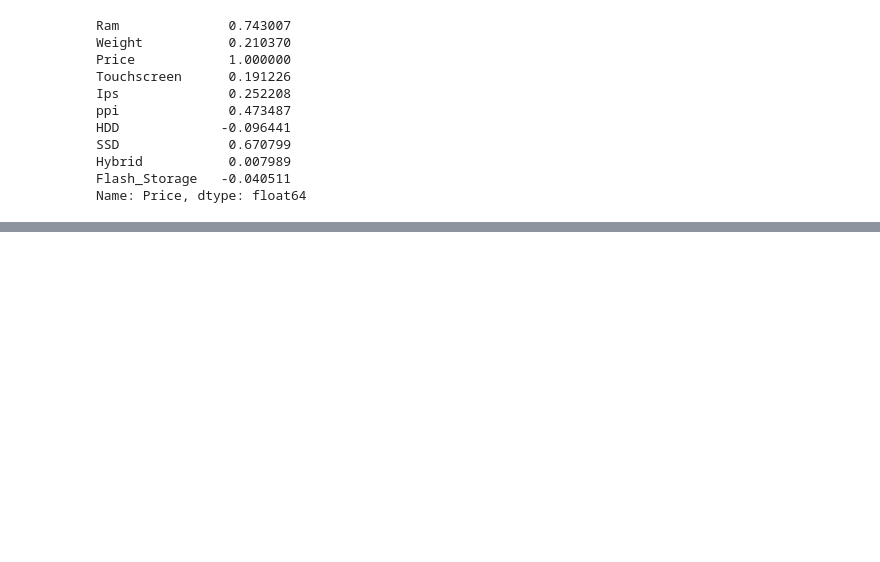
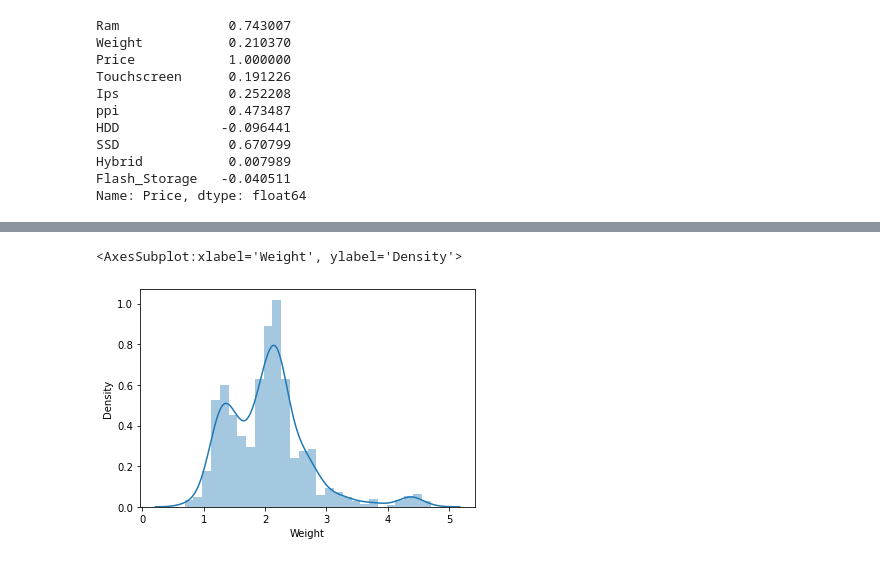
Before and after one commit to Asif26/Machine-learning-Projects, a Jupyter notebook: Laptop Price Predictor/Laptop Price Predictor.ipynb, the cells around one changed output, grey strips where cells are left out. Cells and saved outputs as stored; diff of their text form; code cells hidden in the pictures; blank space fills up the shorter version.

```diff
--- a/Laptop Price Predictor/Laptop Price Predictor.ipynb
+++ b/Laptop Price Predictor/Laptop Price Predictor.ipynb
@@ -493,0 +620,5 @@ data.head()
+# %%
+sns.distplot(data["Weight"])
+# %% [output]
+<AxesSubplot:xlabel='Weight', ylabel='Density'>
+[figure, added]
```
Also changed, not shown: parts of 26 cells of this notebook.
